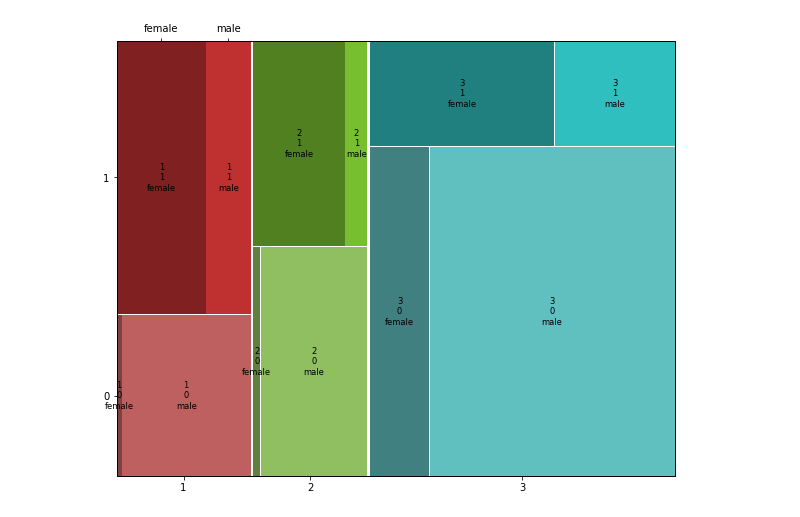
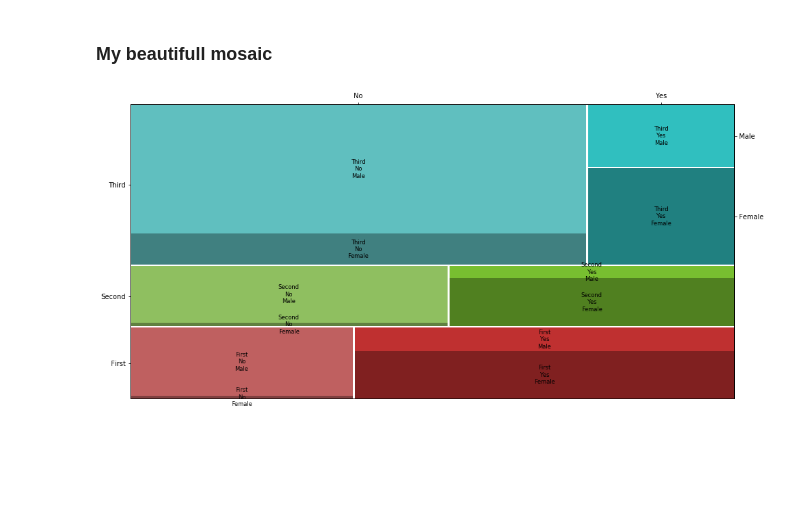
Before and after one commit to PavelVoroninR/Jupiter, a Jupyter notebook: Logistic Regression.ipynb, the cells around one changed output. Cells and saved outputs as stored; diff of their text form; code cells hidden in the pictures; blank space fills up the shorter version.

```diff
--- a/Logistic Regression.ipynb
+++ b/Logistic Regression.ipynb
@@ -11,3 +13,7 @@ df = pd.read_csv("https://stepic.org/media/attachments/course/524/train.csv")
+# %%
+df.Sex = df.Sex.replace({'male': 'Male', 'female': 'Female'})
+df.Pclass = df.Pclass.replace({1:'First', 2:'Second',3:'Third'})
+df.Survived = df.Survived.replace({0:'No', 1:'Yes'})
 # %%
 df.head(10)
 # %% [output]
@@ -25,7 +31,9 @@ df.head(10)
 # %% [markdown]
 ![image.png](attachment:image.png)
+# %% [markdown]
+### My beautifull mosaic
 # %%
-fig,ax = plt.subplots(figsize=(10 ,8))
-my_plot = mosaic(pd.crosstab([df.Pclass, df.Survived], df.Sex).stack(), horizontal=True, ax=ax)#.reset_index(drop=True)
+fig,ax = plt.subplots(figsize=(16 ,8))
+my_plot = mosaic(pd.crosstab([df.Pclass, df.Survived], df.Sex).stack(), horizontal=False, ax=ax)#.reset_index(drop=True)
 # %% [output]
-[figure, old version]
+[figure, new version]
```
Also changed, not shown: parts of 2 cells of this notebook.
